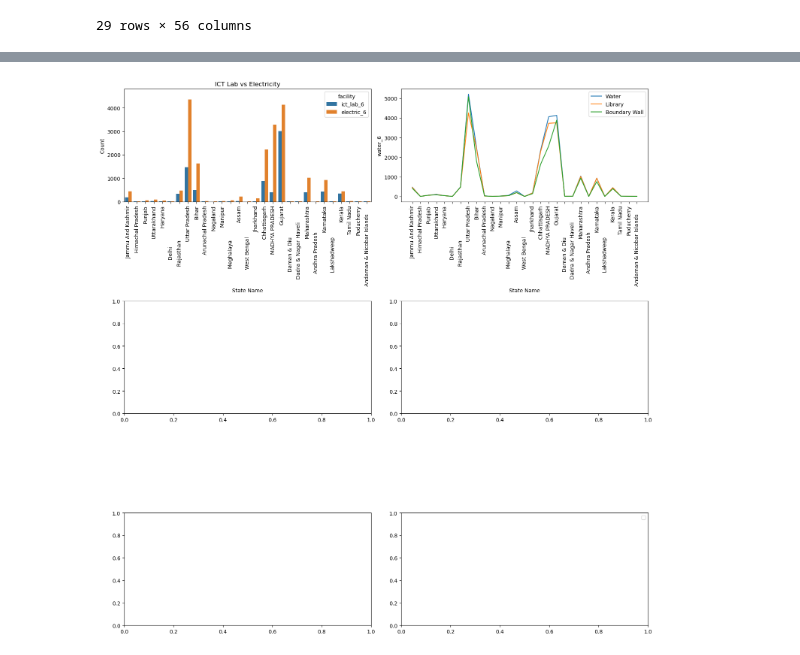
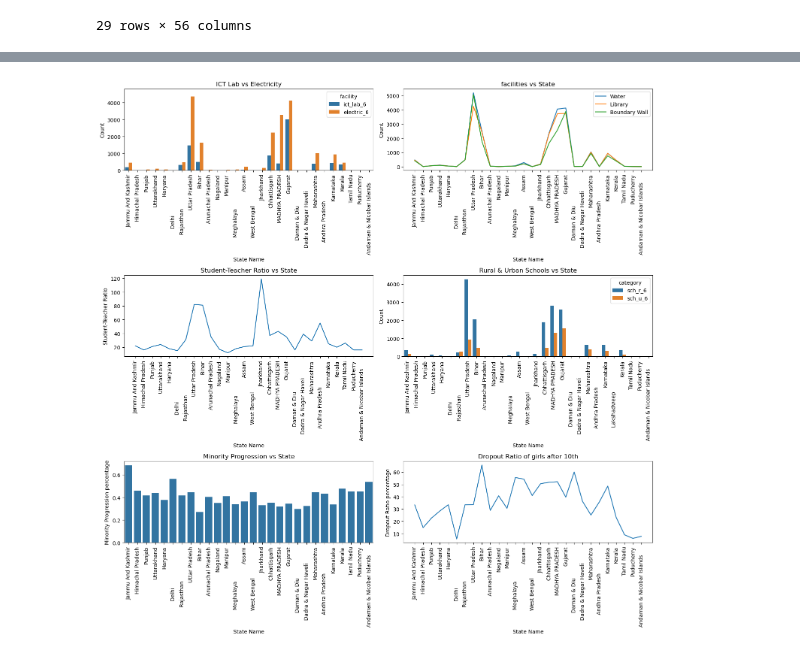
Before and after one commit to ayush12251/eda-analysis, a Jupyter notebook: 2015_2016 anaylis.ipynb, the cells around one changed output, grey strips where cells are left out. Saved outputs shown, nothing was run; the diff lists cells and outputs as text; code cells hidden in the pictures.

Commit message:
graphs

```diff
--- a/2015_2016 anaylis.ipynb
+++ b/2015_2016 anaylis.ipynb
@@ -177,0 +161,3 @@ Name: electric_6, dtype: int64
+# %%
+literacy_rural_urban=df.melt(id_vars=["statname","literacy_rate"], value_vars=["sch_r_6", "sch_u_6"], var_name="category", value_name="count")
+literacy_rural_urban
@@ -177,0 +182,14 @@ Name: electric_6, dtype: int64
+# %%
+minority_prog=(df["muslim_hsec"]+df["obchsec"]+df["sthsec"]+df["schsec"]).astype(float)/(df["muslim_hsec"]+df["obchsec"]+df["sthsec"]+df["schsec"]+df["scsec"]+df["obcsec"]+df["stsec"]).astype(float)
+minority_prog*100
+df=df.assign(minority_prog=minority_prog)
+# %%
+dropout_after10=df["girls_c10"]-df["girls_c11"]
+df=df.assign(dropout_after10=dropout_after10)
+df[df["dropout_after10"]<0]=0
+dropout_ratio=df["dropout_after10"]/df["girls_c10"]
+df=df.assign(dropout_ratio=dropout_ratio)
+df["dropout_ratio"].fillna(0, inplace=True)
+
+df["dropout_ratio"]=df["dropout_ratio"]*100
+df=df[df["statname"]!="0"]
@@ -177,0 +203,3 @@ Name: electric_6, dtype: int64
+# %%
+df["student_teacher_ratio"]=df["student_teacher_ratio"].astype(int)
+df["student_teacher_ratio"]
@@ -178,18 +224,49 @@ Name: electric_6, dtype: int64
 # %%
+# Ensure correct dtypes for plotting
+df['statname'] = df['statname'].astype(str)
+df[["water_6","library_6","bndrywall_6"]] = df[["water_6","library_6","bndrywall_6"]].apply(pd.to_numeric, errors='coerce')
 fig, ax = plt.subplots(3,2,figsize=(15,15))
 sns.lineplot(data=df, x="statname", y="water_6", ax=ax[0,1], label="Water")
 sns.lineplot(data=df, x="statname", y="library_6", ax=ax[0,1], label="Library")
 sns.lineplot(data=df, x="statname", y="bndrywall_6", ax=ax[0,1], label="Boundary Wall")
-plt.legend()
+ax[0,1].legend()
 ax[0,1].tick_params(axis="x", rotation=90)
 ax[0,1].set_xlabel("State Name")
+plot_df = df.melt(id_vars=["statname"], value_vars=["ict_lab_6", "electric_6"], var_name="facility", value_name="count")
+ax[0,1].set_ylabel("Count")
+ax[0,1].set_title("facilities vs State")
 
 sns.barplot(data=plot_df, x="statname", y="count", hue="facility", ax=ax[0,0])
 ax[0,0].set_xlabel("State Name")
 ax[0,0].set_ylabel("Count")
-ax[0,0].set_ylim(min(plot_df["count"])*0.9, max(plot_df["count"])*1.1)
+ax[0,0].set_ylim(min(plot_df["count"]) * 0.9, max(plot_df["count"]) * 1.1)
 ax[0,0].tick_params(axis="x", rotation=90)
 ax[0,0].set_title("ICT Lab vs Electricity")
 fig.tight_layout()
+
+sns.lineplot(data=df, x="statname", y="student_teacher_ratio", ax=ax[1,0])
+ax[1,0].set_xlabel("State Name")
+ax[1,0].set_ylabel("Student-Teacher Ratio")
+ax[1,0].tick_params(axis="x", rotation=90)
+ax[1,0].set_title("Student-Teacher Ratio vs State")
+sns.barplot(data=literacy_rural_urban, x="statname", y="count", ax=ax[1,1], hue="category")
+ax[1,1].set_title("Rural vs Urban Literacy Rate")
+ax[1,1].set_xlabel("State Name")
+ax[1,1].set_ylabel("Count")
+ax[1,1].tick_params(axis="x", rotation=90)
+ax[1,1].set_title("Rural & Urban Schools vs State")
+
+
+sns.barplot(data=df, x="statname", y="minority_prog", ax=ax[2,0])
+ax[2,0].set_xlabel("State Name")
+ax[2,0].set_ylabel("Minority Progression percentage")
+ax[2,0].tick_params(axis="x", rotation=90)
+ax[2,0].set_title("Minority Progression vs State")
+sns.lineplot(data=df, x="statname", y="dropout_ratio", ax=ax[2,1])
+ax[2,1].set_xlabel("State Name")
+ax[2,1].set_ylabel("Dropout Ratio percentage")
+ax[2,1].tick_params(axis="x", rotation=90)
+ax[2,1].set_title("Dropout Ratio of girls after 10th")
+fig.tight_layout()
 # %% [output]
-[figure, old version]
+[figure, new version]
```
Also changed, not shown: parts of 5 cells of this notebook.
